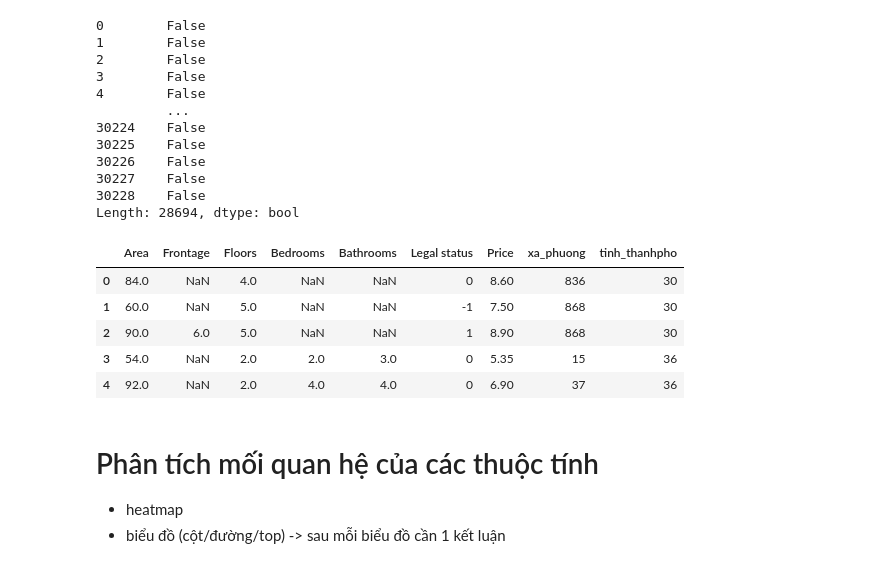
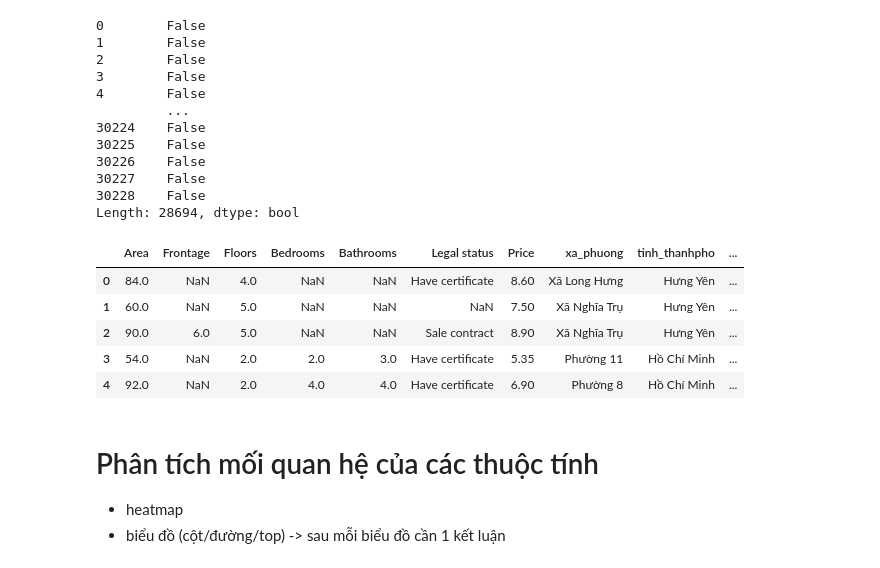
Before and after one commit to anhvq44/CSA_SPCK, a Jupyter notebook: VN_house_price.ipynb, the cells around one changed output. Cells and saved outputs as stored; diff of their text form; code cells hidden in the pictures.

```diff
--- a/VN_house_price.ipynb
+++ b/VN_house_price.ipynb
@@ -109,22 +109,22 @@ estate_data.duplicated()
 Length: 28694, dtype: bool
 # %%
 legal_stat_categories = estate_data['Legal status'].astype('category').cat.categories
-estate_data['Legal status'] = estate_data['Legal status'].astype('category').cat.codes
+estate_data['Legal status encoded'] = estate_data['Legal status'].astype('category').cat.codes
 
 xa_categories = estate_data['xa_phuong'].astype('category').cat.categories
-estate_data['xa_phuong'] = estate_data['xa_phuong'].astype('category').cat.codes
+estate_data['xa_phuong encoded'] = estate_data['xa_phuong'].astype('category').cat.codes
 
 tinh_categories = estate_data['tinh_thanhpho'].astype('category').cat.categories
-estate_data['tinh_thanhpho'] = estate_data['tinh_thanhpho'].astype('category').cat.codes
+estate_data['tinh_thanhpho encoded'] = estate_data['tinh_thanhpho'].astype('category').cat.codes
 
 estate_data.head()
 # %% [output]
-|  | Area | Frontage | Floors | Bedrooms | Bathrooms | Legal status | Price | xa_phuong | tinh_thanhpho |
-| 0 | 84.0 | NaN | 4.0 | NaN | NaN | 0 | 8.60 | 836 | 30 |
-| 1 | 60.0 | NaN | 5.0 | NaN | NaN | -1 | 7.50 | 868 | 30 |
-| 2 | 90.0 | 6.0 | 5.0 | NaN | NaN | 1 | 8.90 | 868 | 30 |
-| 3 | 54.0 | NaN | 2.0 | 2.0 | 3.0 | 0 | 5.35 | 15 | 36 |
-| 4 | 92.0 | NaN | 2.0 | 4.0 | 4.0 | 0 | 6.90 | 37 | 36 |
+|  | Area | Frontage | Floors | Bedrooms | Bathrooms | Legal status | Price | xa_phuong | tinh_thanhpho | ... |
+| 0 | 84.0 | NaN | 4.0 | NaN | NaN | Have certificate | 8.60 | Xã Long Hưng | Hưng Yên | ... |
+| 1 | 60.0 | NaN | 5.0 | NaN | NaN | NaN | 7.50 | Xã Nghĩa Trụ | Hưng Yên | ... |
+| 2 | 90.0 | 6.0 | 5.0 | NaN | NaN | Sale contract | 8.90 | Xã Nghĩa Trụ | Hưng Yên | ... |
+| 3 | 54.0 | NaN | 2.0 | 2.0 | 3.0 | Have certificate | 5.35 | Phường 11 | Hồ Chí Minh | ... |
+| 4 | 92.0 | NaN | 2.0 | 4.0 | 4.0 | Have certificate | 6.90 | Phường 8 | Hồ Chí Minh | ... |
 # %% [markdown]
 # Phân tích mối quan hệ của các thuộc tính
 - heatmap
```
Also changed, not shown: parts of 2 cells of this notebook.
